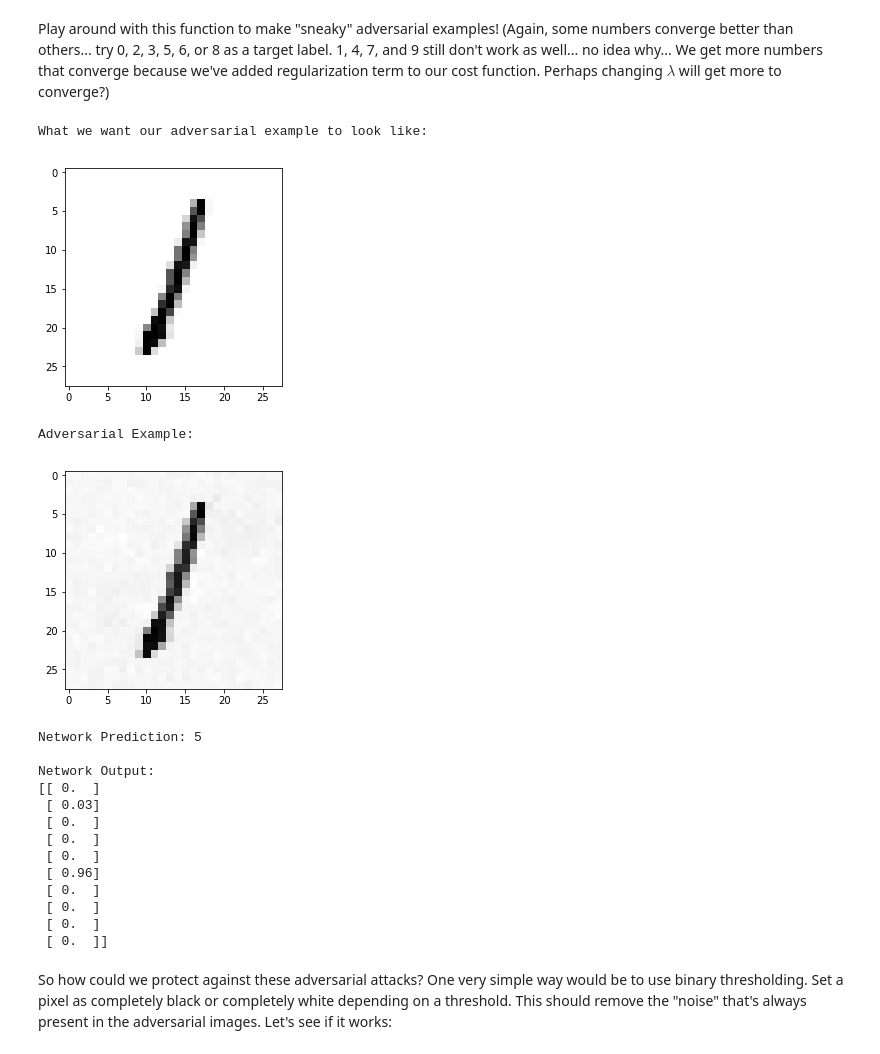
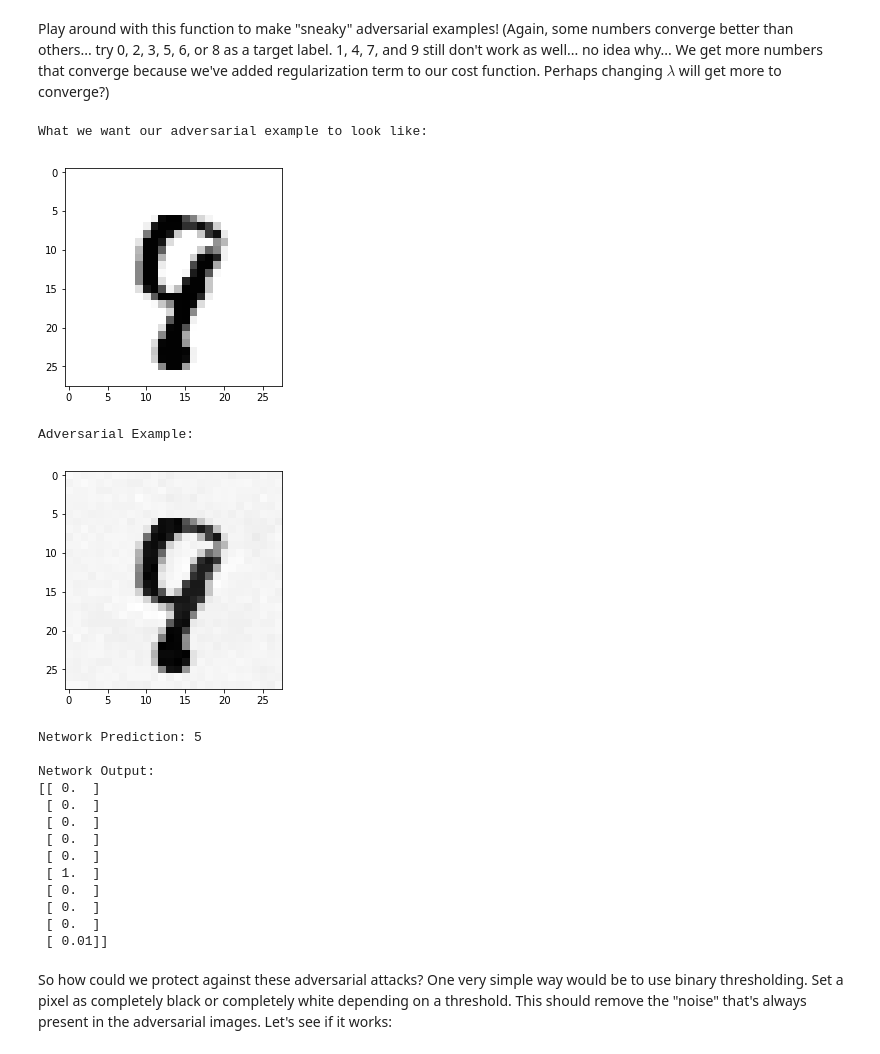
Before and after one commit to dangeng/Simple_Adversarial_Examples, a Jupyter notebook: adversarial_example.ipynb, the cells around one changed output. Saved outputs shown, nothing was run; the diff lists cells and outputs as text; code cells hidden in the pictures.

```diff
--- a/adversarial_example.ipynb
+++ b/adversarial_example.ipynb
@@ -252,9 +252,9 @@ def sneaky_generate(n, m):
     m: index of example image to use (from the test set)
     """
 
-    # Find the first instance of m in test set
+    # Find random instance of m in test set
     idx = np.random.randint(0,8000)
-    while np.argmax(test_data[idx][1]) != m:
+    while test_data[idx][1] != m:
         idx += 1
 
     # Hardcode the parameters for the wrapper function
@@ -281,25 +281,25 @@ def sneaky_generate(n, m):
 Play around with this function to make "sneaky" adversarial examples! (Again, some numbers converge better than others... try 0, 2, 3, 5, 6, or 8 as a target label. 1, 4, 7, and 9 still don't work as well... no idea why... We get more numbers that converge because we've added regularization term to our cost function. Perhaps changing $ \lambda $ will get more to converge?)
 # %%
 # sneaky_generate(target label, target digit)
-x = sneaky_generate(5, 1)
+x = sneaky_generate(5, 9)
 # %% [output]
 What we want our adversarial example to look like:
-[figure, old version]
+[figure, new version]
 Adversarial Example:
-[figure, old version]
+[figure, new version]
 Network Prediction: 5
 
 Network Output:
 [[ 0.  ]
- [ 0.03]
  [ 0.  ]
  [ 0.  ]
  [ 0.  ]
- [ 0.96]
+ [ 0.  ]
+ [ 1.  ]
  [ 0.  ]
  [ 0.  ]
  [ 0.  ]
- [ 0.  ]]
+ [ 0.01]]
 # %% [markdown]
 So how could we protect against these adversarial attacks? One very simple way would be to use binary thresholding. Set a pixel as completely black or completely white depending on a threshold. This should remove the "noise" that's always present in the adversarial images. Let's see if it works:
 # %%
```
Also changed, not shown: parts of 11 cells of this notebook.
